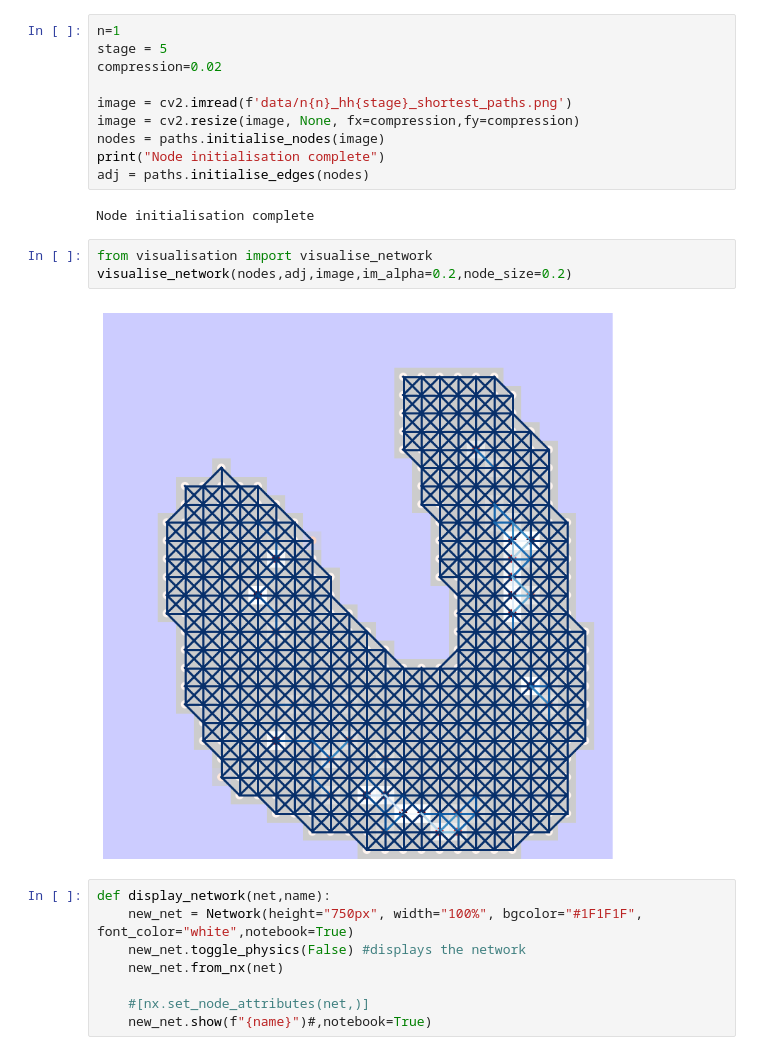
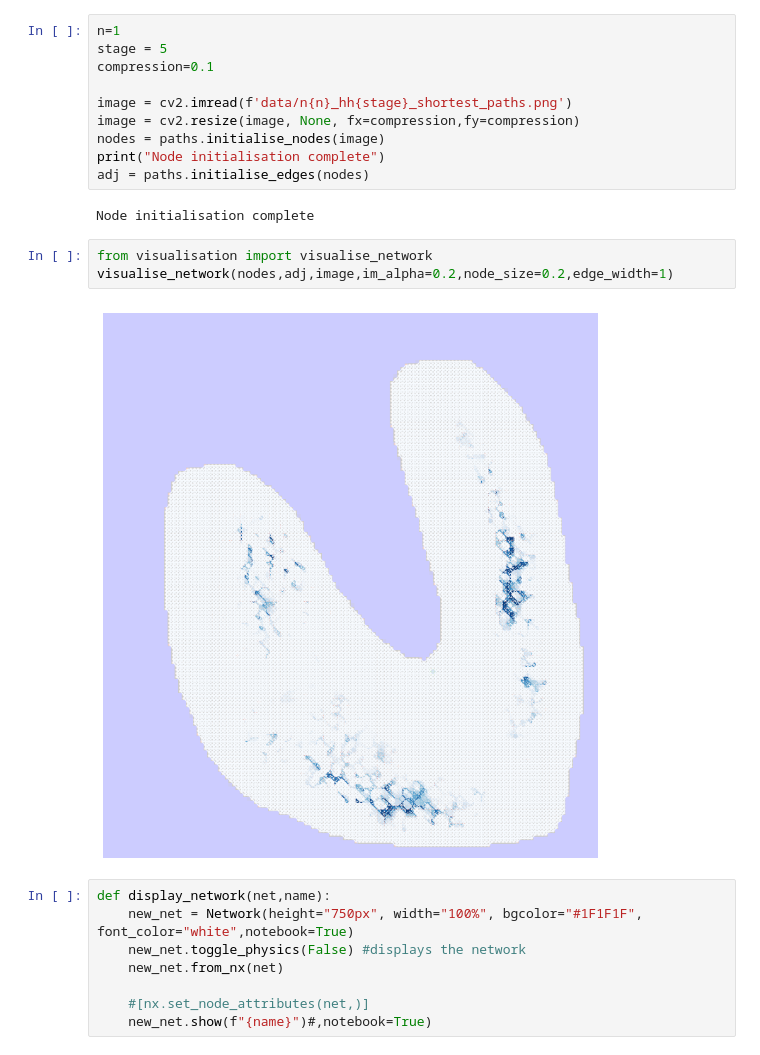
Before and after one commit to izzy-cole/Path-Prediction-Vasculogenesis, a Jupyter notebook: shortest_path_stochastic.ipynb, the cells around one changed output. Saved outputs shown, nothing was run; the diff lists cells and outputs as text.

```diff
--- a/shortest_path_stochastic.ipynb
+++ b/shortest_path_stochastic.ipynb
@@ -16,7 +16,7 @@ Packages loaded
 # %%
 n=1
 stage = 5
-compression=0.02
+compression=0.1
 
 image = cv2.imread(f'data/n{n}_hh{stage}_shortest_paths.png')
 image = cv2.resize(image, None, fx=compression,fy=compression)
@@ -27,9 +27,9 @@ adj = paths.initialise_edges(nodes)
 Node initialisation complete
 # %%
 from visualisation import visualise_network
-visualise_network(nodes,adj,image,im_alpha=0.2,node_size=0.2)
+visualise_network(nodes,adj,image,im_alpha=0.2,node_size=0.2,edge_width=1)
 # %% [output]
-[figure, old version]
+[figure, new version]
 # %%
 def display_network(net,name):
     new_net = Network(height="750px", width="100%", bgcolor="#1F1F1F", font_color="white",notebook=True)
```
Also changed, not shown: 2 other files.
